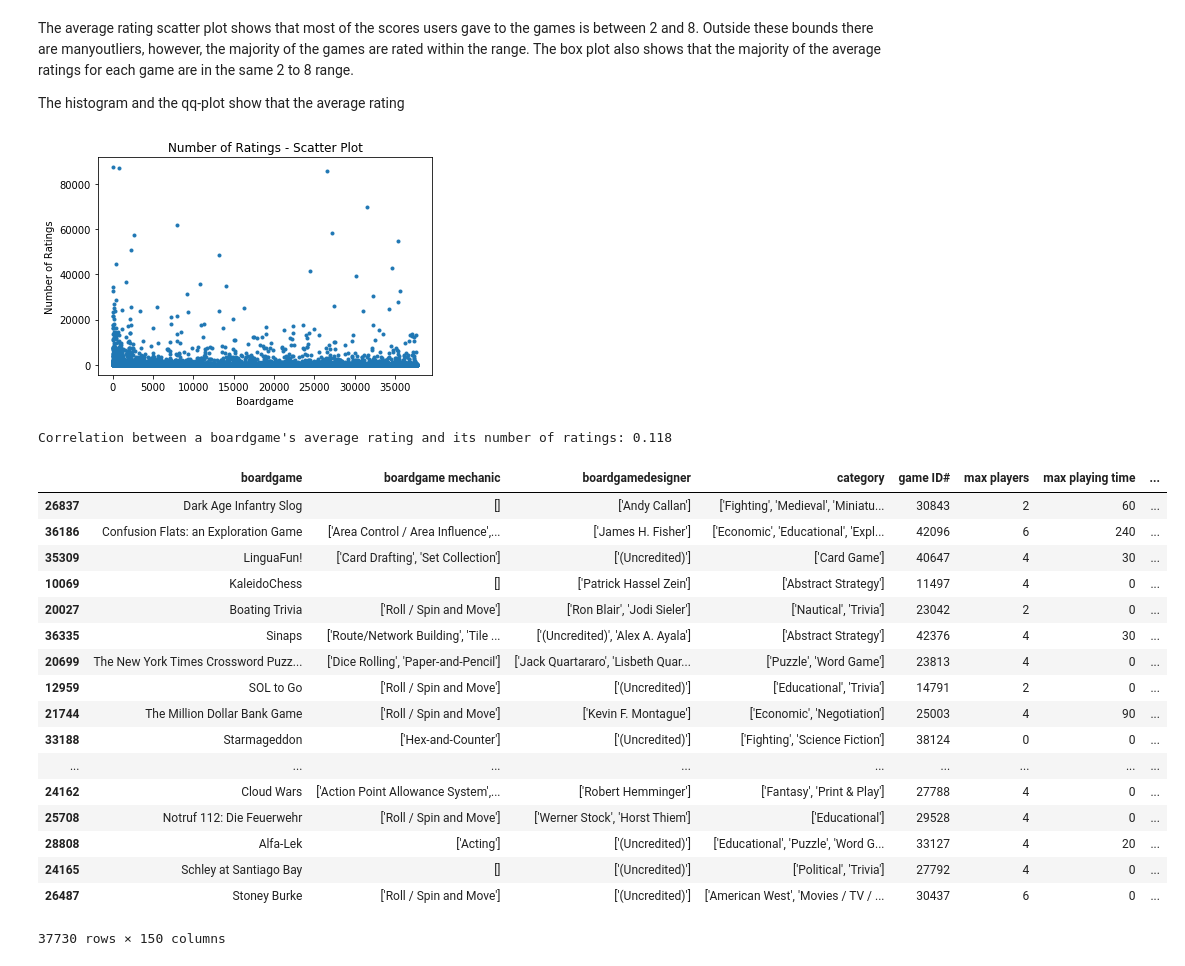
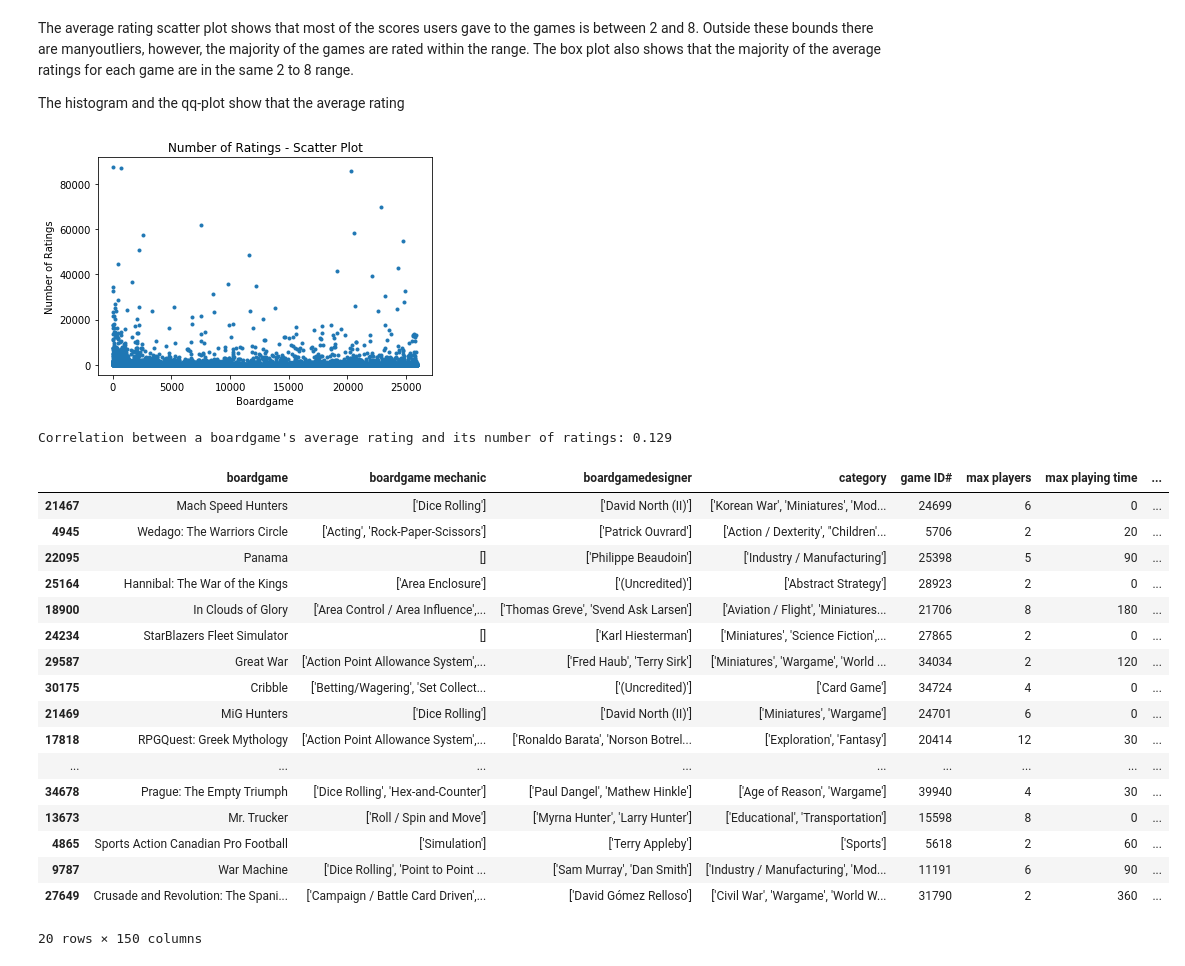
Before and after one commit to cisco3775/Board-Game-Geeks-Recommender-System, a Jupyter notebook: BoardGameGeek Recommender System.ipynb, the cells around one changed output. Cells and saved outputs as stored; diff of their text form; code cells hidden in the pictures.

```diff
--- a/BoardGameGeek Recommender System.ipynb
+++ b/BoardGameGeek Recommender System.ipynb
@@ -398,0 +384,21 @@ Mean number of ratings: 223.182
+# %%
+# Removing board games with zero ratings so they don't skew the mean of rated games
+board_game_df_AvgRating_NonZero = board_game_df[board_game_df['average rating'] > 0]
+
+# Removing board games that have less than 2 ratings
+board_game_df_NumRatings_2 = board_game_df[board_game_df['number of ratings'] > 1]
+
+# Removing board games that have less than 3 ratings
+board_game_df_NumRatings_3 = board_game_df[board_game_df['number of ratings'] > 2]
+
+# Removing board games that have less than 4 ratings
+board_game_df_NumRatings_4 = board_game_df[board_game_df['number of ratings'] > 3]
+
+# Removing board games that have less than 5 ratings
+board_game_df_NumRatings_5 = board_game_df[board_game_df['number of ratings'] > 4]
+
+# Removing board games that have less than 10 ratings
+board_game_df_NumRatings_10 = board_game_df[board_game_df['number of ratings'] > 9]
+
+# Removing board games that have less than 30 ratings
+board_game_df_NumRatings_30 = board_game_df[board_game_df['number of ratings'] > 29]
@@ -467,7 +486,7 @@ The average rating scatter plot shows that most of the scores users gave to the
 
 The histogram and the qq-plot show that the average rating
 # %%
-y = np.array(board_game_df['number of ratings'])
+y = np.array(board_game_df_NumRatings_2['number of ratings'])
 
 # scatter plot
 plt.plot(y, marker='.', linestyle='none')
@@ -476,32 +495,33 @@ plt.xlabel('Boardgame')
 plt.ylabel('Number of Ratings')
 plt.show()
 # %% [output]
-[figure, old version]
+[figure, new version]
 # %%
 print("Correlation between a boardgame's average rating and its number of ratings:",\
-      "{:.3f}".format(board_game_df_AvgRating_NonZero['average rating']\
-                      .corr(board_game_df_AvgRating_NonZero['number of ratings'])))
+      "{:.3f}".format(board_game_df_NumRatings_2['average rating']\
+                      .corr(board_game_df_NumRatings_2['number of ratings'])))
 # %% [output]
-Correlation between a boardgame's average rating and its number of ratings: 0.118
+Correlation between a boardgame's average rating and its number of ratings: 0.129
 # %%
-board_game_df.sort_values('average rating', ascending=False)
+# Top 20 rated games
+board_game_df_NumRatings_2.sort_values('average rating', ascending=False)[1:21]
 # %% [output]
 |  | boardgame | boardgame mechanic | boardgamedesigner | category | game ID# | max players | max playing time | ... |
-| 26837 | Dark Age Infantry Slog | [] | ['Andy Callan'] | ['Fighting', 'Medieval', 'Miniatu... | 30843 | 2 | 60 | ... |
-| 36186 | Confusion Flats: an Exploration Game | ['Area Control / Area Influence',... | ['James H. Fisher'] | ['Economic', 'Educational', 'Expl... | 42096 | 6 | 240 | ... |
-| 35309 | LinguaFun! | ['Card Drafting', 'Set Collection'] | ['(Uncredited)'] | ['Card Game'] | 40647 | 4 | 30 | ... |
-| 10069 | KaleidoChess | [] | ['Patrick Hassel Zein'] | ['Abstract Strategy'] | 11497 | 4 | 0 | ... |
-| 20027 | Boating Trivia | ['Roll / Spin and Move'] | ['Ron Blair', 'Jodi Sieler'] | ['Nautical', 'Trivia'] | 23042 | 2 | 0 | ... |
-| 36335 | Sinaps | ['Route/Network Building', 'Tile ... | ['(Uncredited)', 'Alex A. Ayala'] | ['Abstract Strategy'] | 42376 | 4 | 30 | ... |
-| 20699 | The New York Times Crossword Puzz... | ['Dice Rolling', 'Paper-and-Pencil'] | ['Jack Quartararo', 'Lisbeth Quar... | ['Puzzle', 'Word Game'] | 23813 | 4 | 0 | ... |
-| 12959 | SOL to Go | ['Roll / Spin and Move'] | ['(Uncredited)'] | ['Educational', 'Trivia'] | 14791 | 2 | 0 | ... |
-| 21744 | The Million Dollar Bank Game | ['Roll / Spin and Move'] | ['Kevin F. Montague'] | ['Economic', 'Negotiation'] | 25003 | 4 | 90 | ... |
-| 33188 | Starmageddon | ['Hex-and-Counter'] | ['(Uncredited)'] | ['Fighting', 'Science Fiction'] | 38124 | 0 | 0 | ... |
+| 21467 | Mach Speed Hunters | ['Dice Rolling'] | ['David North (II)'] | ['Korean War', 'Miniatures', 'Mod... | 24699 | 6 | 0 | ... |
+| 4945 | Wedago: The Warriors Circle | ['Acting', 'Rock-Paper-Scissors'] | ['Patrick Ouvrard'] | ['Action / Dexterity', "Children'... | 5706 | 2 | 20 | ... |
+| 22095 | Panama | [] | ['Philippe Beaudoin'] | ['Industry / Manufacturing'] | 25398 | 5 | 90 | ... |
+| 25164 | Hannibal: The War of the Kings | ['Area Enclosure'] | ['(Uncredited)'] | ['Abstract Strategy'] | 28923 | 2 | 0 | ... |
+| 18900 | In Clouds of Glory | ['Area Control / Area Influence',... | ['Thomas Greve', 'Svend Ask Larsen'] | ['Aviation / Flight', 'Miniatures... | 21706 | 8 | 180 | ... |
+| 24234 | StarBlazers Fleet Simulator | [] | ['Karl Hiesterman'] | ['Miniatures', 'Science Fiction',... | 27865 | 2 | 0 | ... |
+| 29587 | Great War | ['Action Point Allowance System',... | ['Fred Haub', 'Terry Sirk'] | ['Miniatures', 'Wargame', 'World ... | 34034 | 2 | 120 | ... |
+| 30175 | Cribble | ['Betting/Wagering', 'Set Collect... | ['(Uncredited)'] | ['Card Game'] | 34724 | 4 | 0 | ... |
+| 21469 | MiG Hunters | ['Dice Rolling'] | ['David North (II)'] | ['Miniatures', 'Wargame'] | 24701 | 6 | 0 | ... |
+| 17818 | RPGQuest: Greek Mythology | ['Action Point Allowance System',... | ['Ronaldo Barata', 'Norson Botrel... | ['Exploration', 'Fantasy'] | 20414 | 12 | 30 | ... |
 | ... | ... | ... | ... | ... | ... | ... | ... | ... |
-| 24162 | Cloud Wars | ['Action Point Allowance System',... | ['Robert Hemminger'] | ['Fantasy', 'Print & Play'] | 27788 | 4 | 0 | ... |
-| 25708 | Notruf 112: Die Feuerwehr | ['Roll / Spin and Move'] | ['Werner Stock', 'Horst Thiem'] | ['Educational'] | 29528 | 4 | 0 | ... |
-| 28808 | Alfa-Lek | ['Acting'] | ['(Uncredited)'] | ['Educational', 'Puzzle', 'Word G... | 33127 | 4 | 20 | ... |
-| 24165 | Schley at Santiago Bay | [] | ['(Uncredited)'] | ['Political', 'Trivia'] | 27792 | 4 | 0 | ... |
-| 26487 | Stoney Burke | ['Roll / Spin and Move'] | ['(Uncredited)'] | ['American West', 'Movies / TV / ... | 30437 | 6 | 0 | ... |
+| 34678 | Prague: The Empty Triumph | ['Dice Rolling', 'Hex-and-Counter'] | ['Paul Dangel', 'Mathew Hinkle'] | ['Age of Reason', 'Wargame'] | 39940 | 4 | 30 | ... |
+| 13673 | Mr. Trucker | ['Roll / Spin and Move'] | ['Myrna Hunter', 'Larry Hunter'] | ['Educational', 'Transportation'] | 15598 | 8 | 0 | ... |
+| 4865 | Sports Action Canadian Pro Football | ['Simulation'] | ['Terry Appleby'] | ['Sports'] | 5618 | 2 | 60 | ... |
+| 9787 | War Machine | ['Dice Rolling', 'Point to Point ... | ['Sam Murray', 'Dan Smith'] | ['Industry / Manufacturing', 'Mod... | 11191 | 6 | 90 | ... |
+| 27649 | Crusade and Revolution: The Spani... | ['Campaign / Battle Card Driven',... | ['David Gómez Relloso'] | ['Civil War', 'Wargame', 'World W... | 31790 | 2 | 360 | ... |
-37730 rows × 150 columns
+20 rows × 150 columns
 # %%
```
Also changed, not shown: parts of 8 cells of this notebook.
